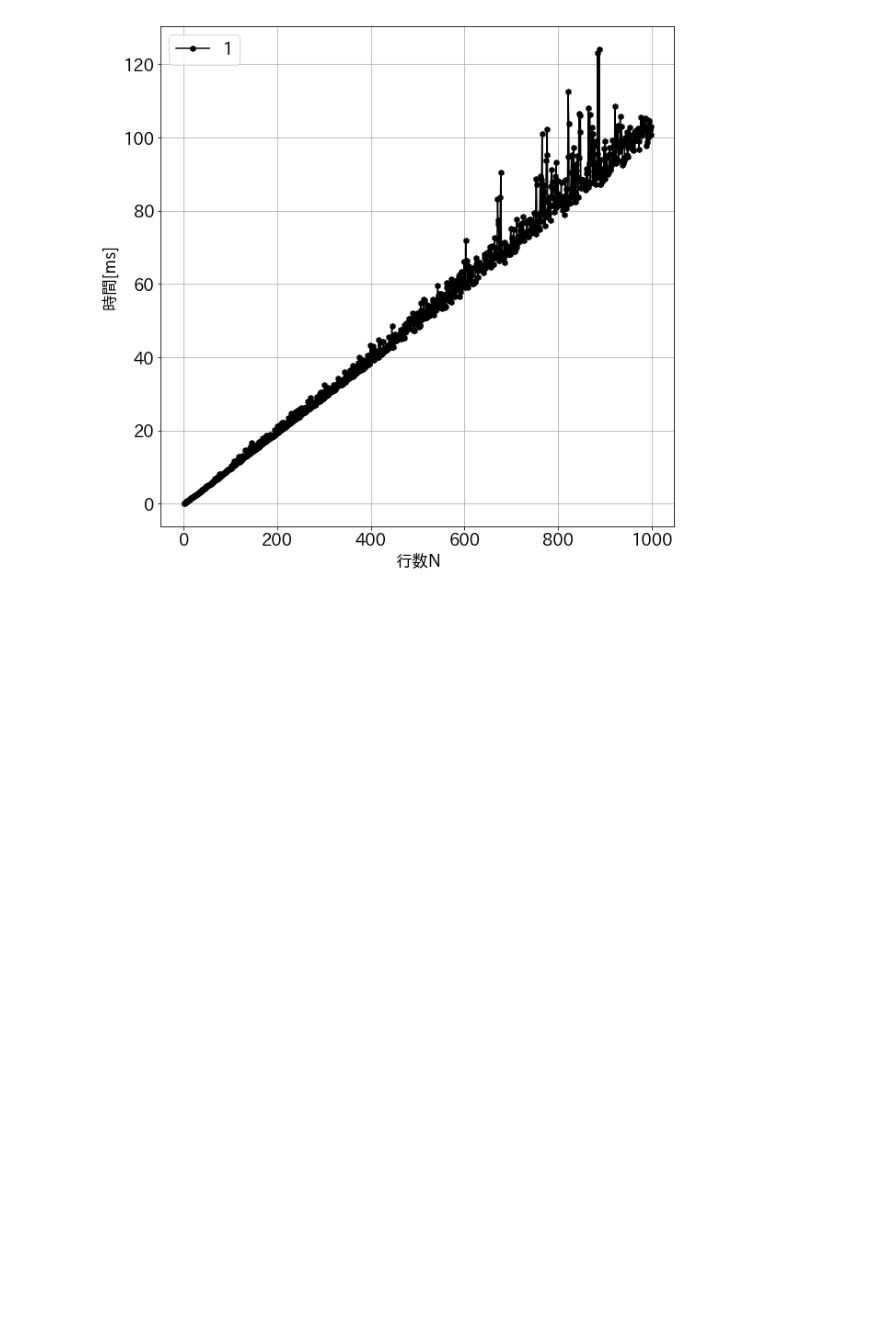
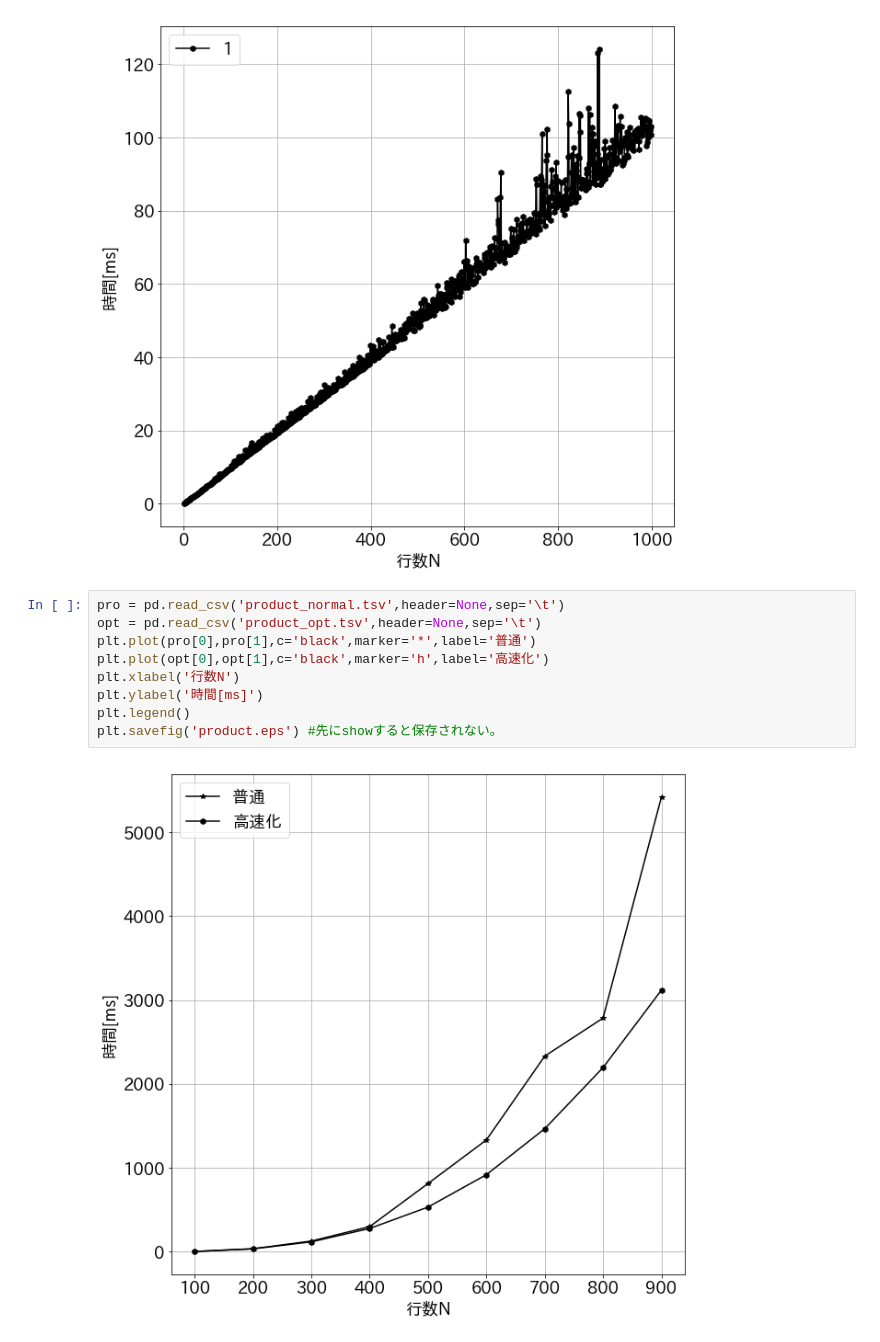
Before and after one commit to kim-tom/Computational-Science, a Jupyter notebook: 1st/data/plot.ipynb, the cells around one changed output. Drawn from its saved outputs; the diff is of its cells as text; blank space fills up the shorter version.

Commit message:
add product

```diff
--- a/1st/data/plot.ipynb
+++ b/1st/data/plot.ipynb
@@ -45,3 +45,14 @@ plt.savefig('block_size.eps') #先にshowすると保存されない。
 # %% [output]
 1600
 [figure]
+# %%
+pro = pd.read_csv('product_normal.tsv',header=None,sep='\t')
+opt = pd.read_csv('product_opt.tsv',header=None,sep='\t')
+plt.plot(pro[0],pro[1],c='black',marker='*',label='普通')
+plt.plot(opt[0],opt[1],c='black',marker='h',label='高速化')
+plt.xlabel('行数N')
+plt.ylabel('時間[ms]')
+plt.legend()
+plt.savefig('product.eps') #先にshowすると保存されない。
+# %% [output]
+[figure, added]
```
Also changed, not shown: 5 other files.
